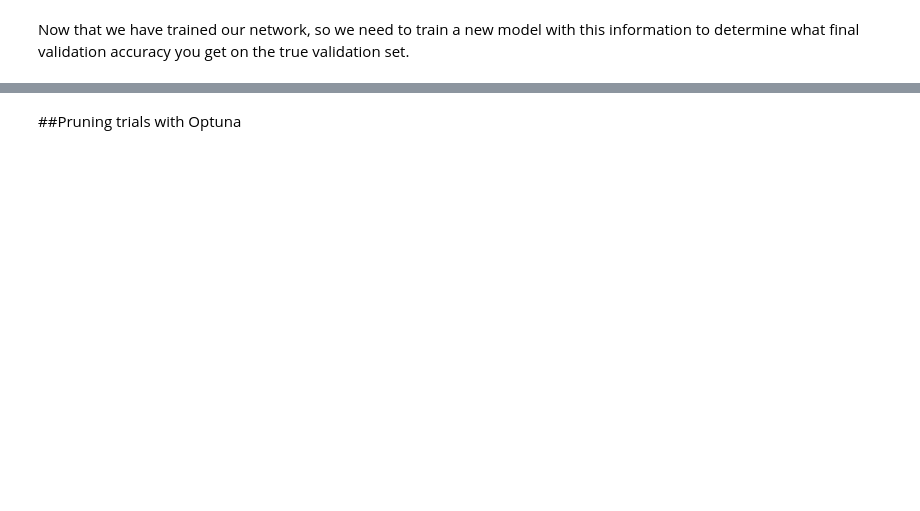
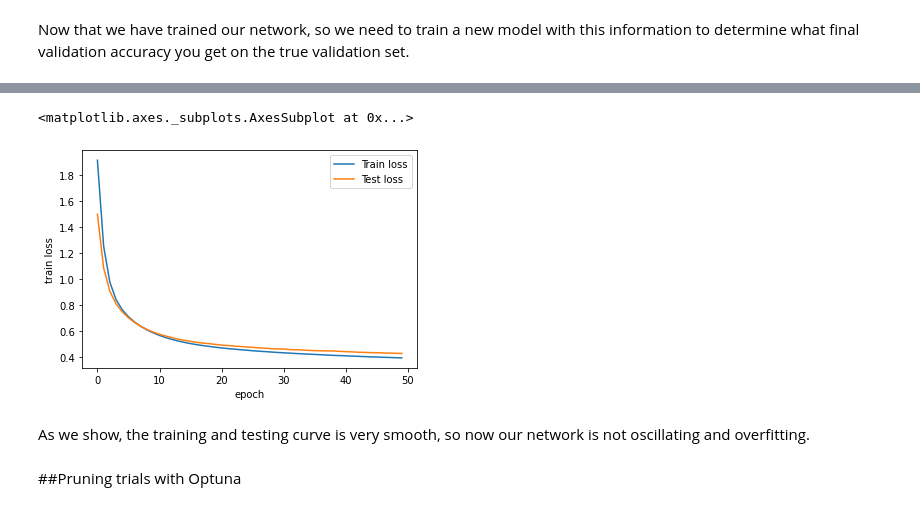
Before and after one commit to rahiakela/deep-learning-research-and-practice, a Jupyter notebook: inside-deep-learing/05-modern-training-techniques/04_hyperparameter_optimization_with_optuna.ipynb, the cells around one changed output, grey strips where cells are left out. Cells and saved outputs as stored; diff of their text form; code cells hidden in the pictures; blank space fills up the shorter version.

```diff
--- a/inside-deep-learing/05-modern-training-techniques/04_hyperparameter_optimization_with_optuna.ipynb
+++ b/inside-deep-learing/05-modern-training-techniques/04_hyperparameter_optimization_with_optuna.ipynb
@@ -374,2 +407,10 @@ validation accuracy you get on the true validation set.
+# %%
+sns.lineplot(x="epoch", y="train loss", data=fc_results, label="Train loss")
+sns.lineplot(x="epoch", y="test loss", data=fc_results, label="Test loss")
+# %% [output]
+<matplotlib.axes._subplots.AxesSubplot at 0x...>
+[figure, added]
+# %% [markdown]
+As we show, the training and testing curve is very smooth, so now our network is not oscillating and overfitting.
 # %% [markdown]
 ##Pruning trials with Optuna
```
Also changed, not shown: parts of 21 cells of this notebook.
